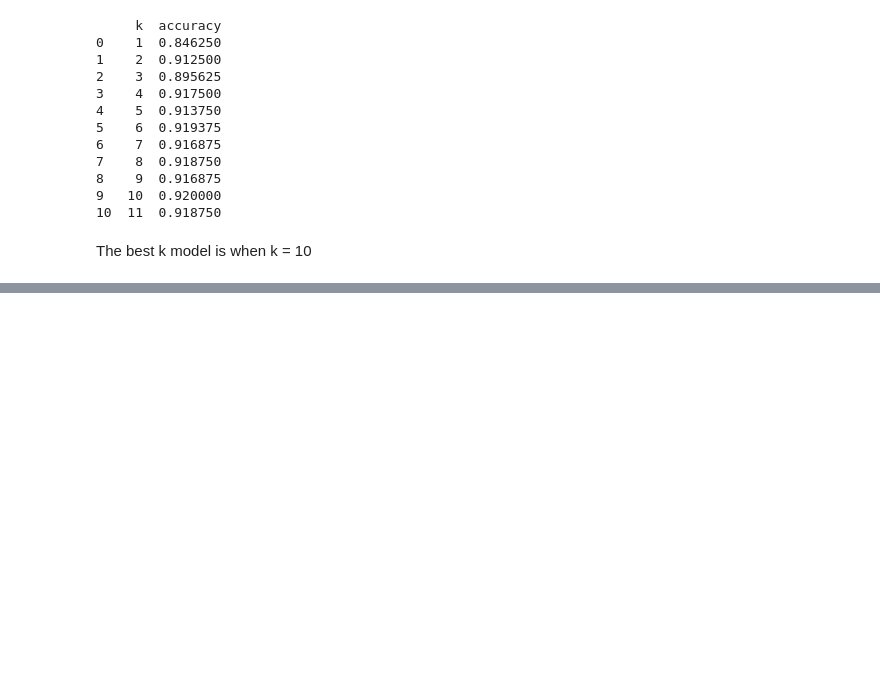
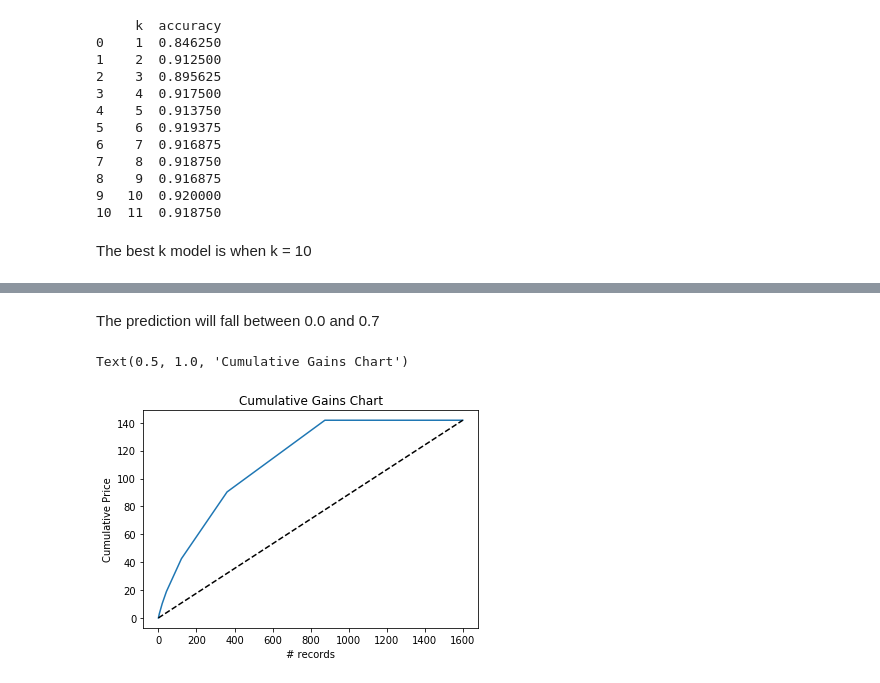
Before and after one commit to Damilare1989/Business-Analytics-Use-Cases, a Jupyter notebook: Use Case 1.ipynb, the cells around one changed output, grey strips where cells are left out. Drawn from its saved outputs; the diff is of its cells as text; code cells hidden in the pictures; blank space fills up the shorter version.

```diff
--- a/Use Case 1.ipynb
+++ b/Use Case 1.ipynb
@@ -829,0 +841,3 @@ knn_pred = knn.predict(valid_X)
+# %%
+knn = KNeighborsRegressor(n_neighbors = 10).fit(train_X, train_y)
+y_pred_reg = knn.predict(valid_X)
@@ -829,0 +852,12 @@ knn_pred = knn.predict(valid_X)
+# %% [markdown]
+The prediction will fall between 0.0 and 0.7
+# %%
+pred_v = pd.Series(y_pred_reg)
+pred_v = pred_v.sort_values(ascending=False)
+
+ax = gainsChart(pred_v)
+ax.set_ylabel('Cumulative Price')
+ax.set_title('Cumulative Gains Chart')
+# %% [output]
+Text(0.5, 1.0, 'Cumulative Gains Chart')
+[figure, added]
```
Also changed, not shown: parts of 24 cells of this notebook.
